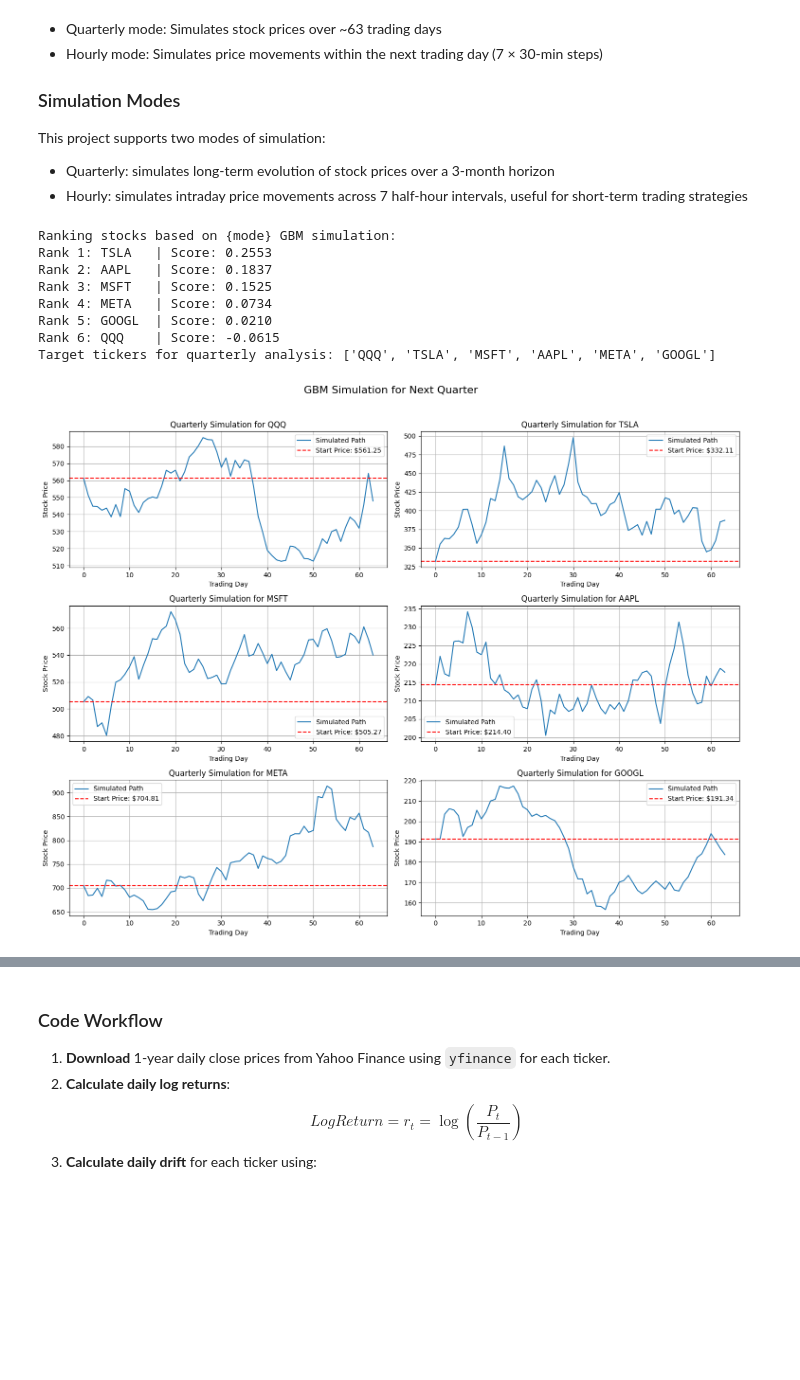
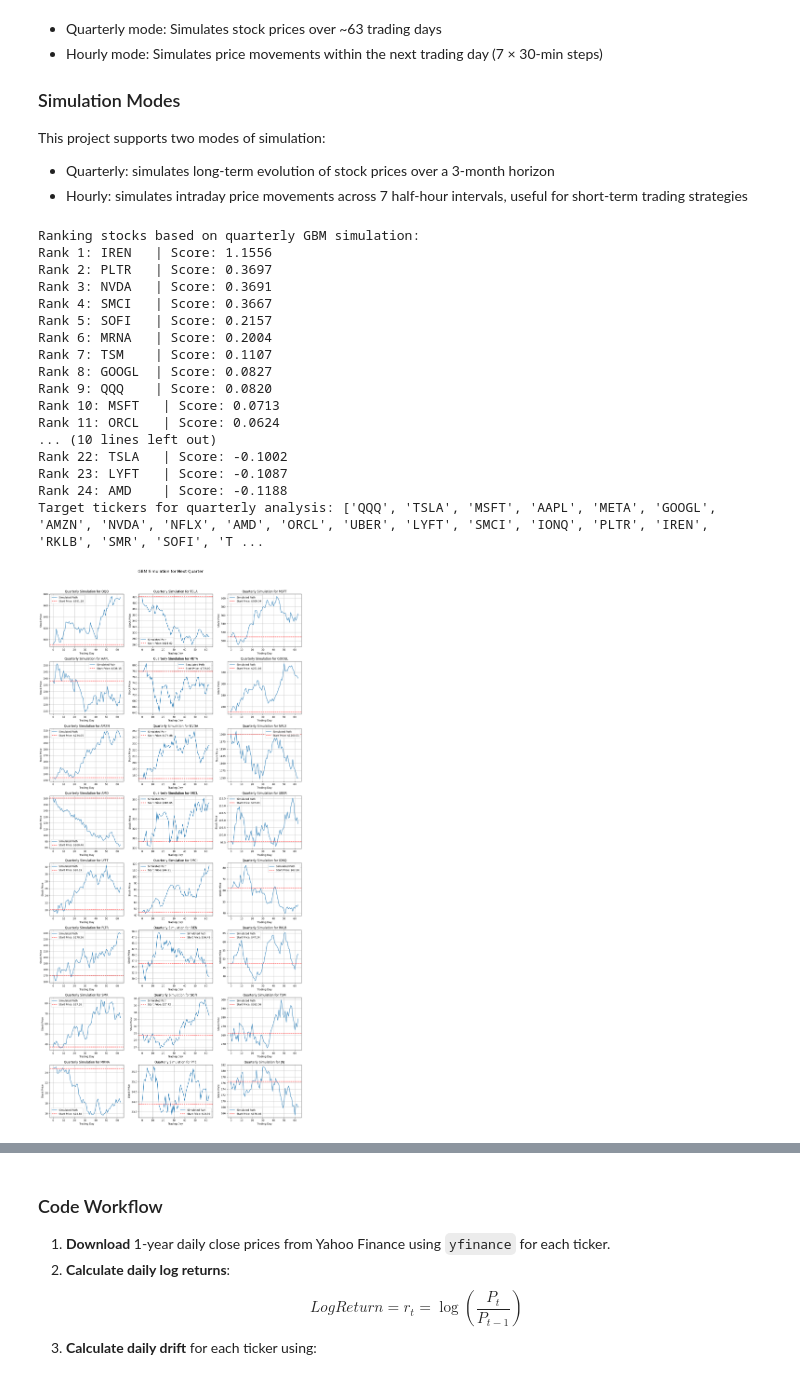
Before and after one commit to nahniee/Quant_Model_Research, a Jupyter notebook: gbm_simulation_for_stocks.ipynb, the cells around one changed output, grey strips where cells are left out. Cells and saved outputs as stored; diff of their text form; code cells hidden in the pictures; blank space fills up the shorter version.

Commit message:
Add modified gbm_simulation

```diff
--- a/gbm_simulation_for_stocks.ipynb
+++ b/gbm_simulation_for_stocks.ipynb
@@ -108,13 +108,23 @@ This project supports two modes of simulation:
 import yfinance as yf
 import numpy as np
 import matplotlib.pyplot as plt
+import warnings
+warnings.simplefilter(action='ignore', category=FutureWarning)
 
+"""
+Period for GBM simulation can be 'quarterly' or 'hourly'.
+1. Window: After 3 months => 'period': '2y', 'interval': '1d','scaling_factor': 252, 'T': 0.25, 'N': 63
+2. Window: After 1 month => 'period': '1y', 'interval': '1d', 'scaling_factor': 252, 'T': 1/12, 'N': 21
+3. Window: After 1 day(hourly) => 'period': '60d', 'interval': '60m', 'scaling_factor': 7, 'T': 1, 'N': 7
+4. Window: After 1 day(30 minute) => 'period': '60d', 'interval': '30m', 'scaling_factor': 14, 'T': 1, 'N': 14
+5. New company stocks(less than 2 years) => Using all available data for the stock after listing date(IPO date)
+"""
 def simulate_gbm(ticker_symbol, mode='quarterly'):
     # Set parameters according to mode
     if mode == 'quarterly':
         params = {
-            'period': '1y',
-            'interval': '1d',
+            'period': '2y',         # 2 years of data
+            'interval': '1d',       # Daily data for 2 years
             'scaling_factor': 252,  # Trading days per year
             'T': 0.25,              # 0.25 years (1 quarter)
             'N': 63,                # 63 trading days
@@ -124,9 +134,9 @@ def simulate_gbm(ticker_symbol, mode='quarterly'):
         params = {
             'period': '60d',
             'interval': '30m',
-            'scaling_factor': 24,   # 24 trading hours per day
+            'scaling_factor': 14,   # 30 minute intervals for 7 trading hours
             'T': 1,                 # 1 day
-            'N': 7,                 # 7 trading hours
+            'N': 14,                # 14 intervals (30 minutes each)
             'xlabel': 'Trading Hour of the Day'
         }
     else:
@@ -150,7 +160,7 @@ def simulate_gbm(ticker_symbol, mode='quarterly'):
 
     # Compute GBM path (vectorized method)
     brownian_increments = np.random.normal(0, np.sqrt(dt), params['N'])
-    brownian_path = np.concatenate([0], np.cumsum(brownian_increments))
+    brownian_path = np.concatenate(([0], np.cumsum(brownian_increments)))
     time_grid = np.linspace(0, params['T'], params['N'] + 1)
     gbm_path = S0 * np.exp((mu - 0.5 * sigma**2) * time_grid + sigma * brownian_path)
 
@@ -188,7 +198,7 @@ def rank_stocks_by_gbm(tickers, mode='quarterly'):
     sorted_results = sorted(results_list, key=lambda x: x['score'], reverse=True)
 
     # Print ranking results
-    print("\nRanking stocks based on {mode} GBM simulation: ")
+    print(f"\nRanking stocks based on {mode} GBM simulation: ")
     for i, result in enumerate(sorted_results):
         print(f"Rank {i+1}: {result['ticker']:<6} | Score: {result['score']:.4f}")
 
@@ -198,7 +208,18 @@ def rank_stocks_by_gbm(tickers, mode='quarterly'):
 def plot_gbm_simulations(tickers, mode='quarterly'):
     print(f"Target tickers for {mode} analysis: {tickers}")
 
-    fig, axes = plt.subplots(3, 2, figsize=(15, 12))
+    num_tickers = len(tickers)
+    if num_tickers == 0:
+        print("No tickers to plot.")
+        return
+
+    # Calculate the number of rows and columns for subplots
+    ncols = 3
+    nrows = (num_tickers + ncols - 1) // ncols
+
+    # Create subplots
+    fig, axes = plt.subplots(nrows, ncols, figsize=(5 * ncols, 4 * nrows))
+
     main_title = 'Hourly GBM Simulation for Next Trading Day' if mode == 'hourly' else 'GBM Simulation for Next Quarter'
     fig.suptitle(main_title, fontsize=16)
     axes = axes.flatten()
@@ -221,19 +242,29 @@ def plot_gbm_simulations(tickers, mode='quarterly'):
     plt.show()
 # %%
 if __name__ == '__main__':
-    tickers_to_plot = ["QQQ", "TSLA", "MSFT", "AAPL", "META", "GOOGL"]
+    tickers_to_plot = ["QQQ", "TSLA", "MSFT", "AAPL", "META", "GOOGL", "AMZN", "NVDA", "NFLX", "AMD", "ORCL", "UBER",
+                       "LYFT", "SMCI", "IONQ", "PLTR", "IREN", "RKLB", "SMR", "SOFI", "TSM", "MRNA", "PFE", "JNJ"]
     ranked_stocks = rank_stocks_by_gbm(tickers_to_plot, mode='quarterly')
 
     plot_gbm_simulations(tickers_to_plot, mode='quarterly')
 # %% [output]
-Ranking stocks based on {mode} GBM simulation:
-Rank 1: TSLA   | Score: 0.2553
-Rank 2: AAPL   | Score: 0.1837
-Rank 3: MSFT   | Score: 0.1525
-Rank 4: META   | Score: 0.0734
-Rank 5: GOOGL  | Score: 0.0210
-Rank 6: QQQ    | Score: -0.0615
-Target tickers for quarterly analysis: ['QQQ', 'TSLA', 'MSFT', 'AAPL', 'META', 'GOOGL']
+Ranking stocks based on quarterly GBM simulation:
+Rank 1: IREN   | Score: 1.1556
+Rank 2: PLTR   | Score: 0.3697
+Rank 3: NVDA   | Score: 0.3691
+Rank 4: SMCI   | Score: 0.3667
+Rank 5: SOFI   | Score: 0.2157
+Rank 6: MRNA   | Score: 0.2004
+Rank 7: TSM    | Score: 0.1107
+Rank 8: GOOGL  | Score: 0.0827
+Rank 9: QQQ    | Score: 0.0820
+Rank 10: MSFT   | Score: 0.0713
+Rank 11: ORCL   | Score: 0.0624
+... (10 lines left out)
+Rank 22: TSLA   | Score: -0.1002
+Rank 23: LYFT   | Score: -0.1087
+Rank 24: AMD    | Score: -0.1188
+Target tickers for quarterly analysis: ['QQQ', 'TSLA', 'MSFT', 'AAPL', 'META', 'GOOGL', 'AMZN', 'NVDA', 'NFLX', 'AMD', 'ORCL', 'UBER', 'LYFT', 'SMCI', 'IONQ', 'PLTR', 'IREN', 'RKLB', 'SMR', 'SOFI', 'T ...
-[figure, old version]
+[figure, new version]
 # %%
 if __name__ == '__main__':
```
Also changed, not shown: parts of 3 cells of this notebook.
